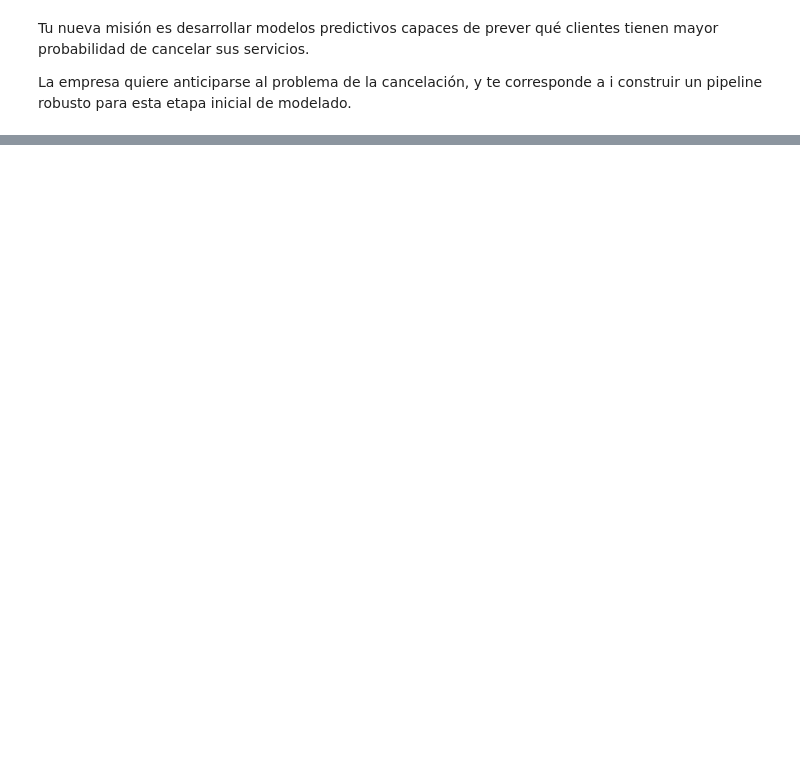
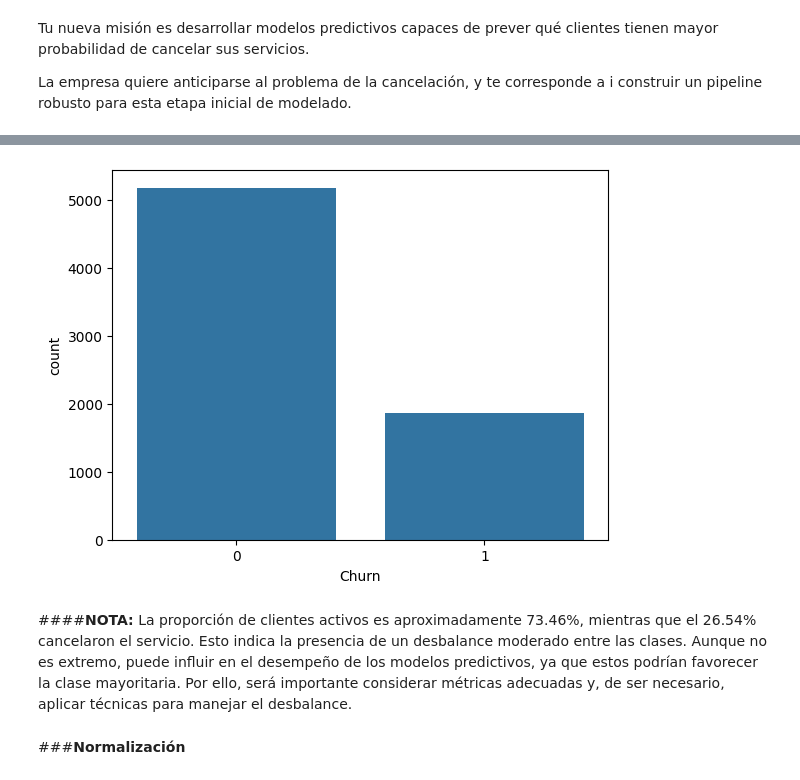
Before and after one commit to Yaaxek/TelecomX-Parte2-Churn, a Jupyter notebook: TelecomX_Parte2_Churn.ipynb, the cells around one changed output, grey strips where cells are left out. Saved outputs shown, nothing was run; the diff lists cells and outputs as text; code cells hidden in the pictures; blank space fills up the shorter version.

```diff
--- a/TelecomX_Parte2_Churn.ipynb
+++ b/TelecomX_Parte2_Churn.ipynb
@@ -13,0 +24,3 @@ Mounted at /content/drive
+# %%
+datos=pd.read_csv('/content/drive/MyDrive/TelecomX_LATAM/datos_tratados.csv')
+datos
@@ -13,0 +57,2 @@ Mounted at /content/drive
+# %%
+datos.drop(columns='customerID', inplace=True)
@@ -13,0 +92,10 @@ Mounted at /content/drive
+# %%
+df_model=datos.copy()
+categoricas=['gender','InternetService','Contract','PaymentMethod']
+
+encoder=OneHotEncoder(drop='if_binary',sparse_output=False)
+encoded=encoder.fit_transform(df_model[categoricas])
+encoded_cols=encoder.get_feature_names_out(categoricas)
+df_encoded=pd.DataFrame(encoded,columns=encoded_cols,index=df_model.index)
+df_encoded=df_encoded.astype(int)
+datos=pd.concat([df_model.drop(columns=categoricas),df_encoded],axis=1)
@@ -13,0 +149,10 @@ Mounted at /content/drive
+# %%
+import seaborn as sns
+sns.countplot(data=datos,x='Churn');
+# %% [output]
+[figure, added]
+# %% [markdown]
+####**NOTA:**
+La proporción de clientes activos es aproximadamente 73.46%, mientras que el 26.54% cancelaron el servicio. Esto indica la presencia de un desbalance moderado entre las clases. Aunque no es extremo, puede influir en el desempeño de los modelos predictivos, ya que estos podrían favorecer la clase mayoritaria. Por ello, será importante considerar métricas adecuadas y, de ser necesario, aplicar técnicas para manejar el desbalance.
+# %% [markdown]
+###**Normalización**
```
Also changed, not shown: parts of 40 cells of this notebook.
